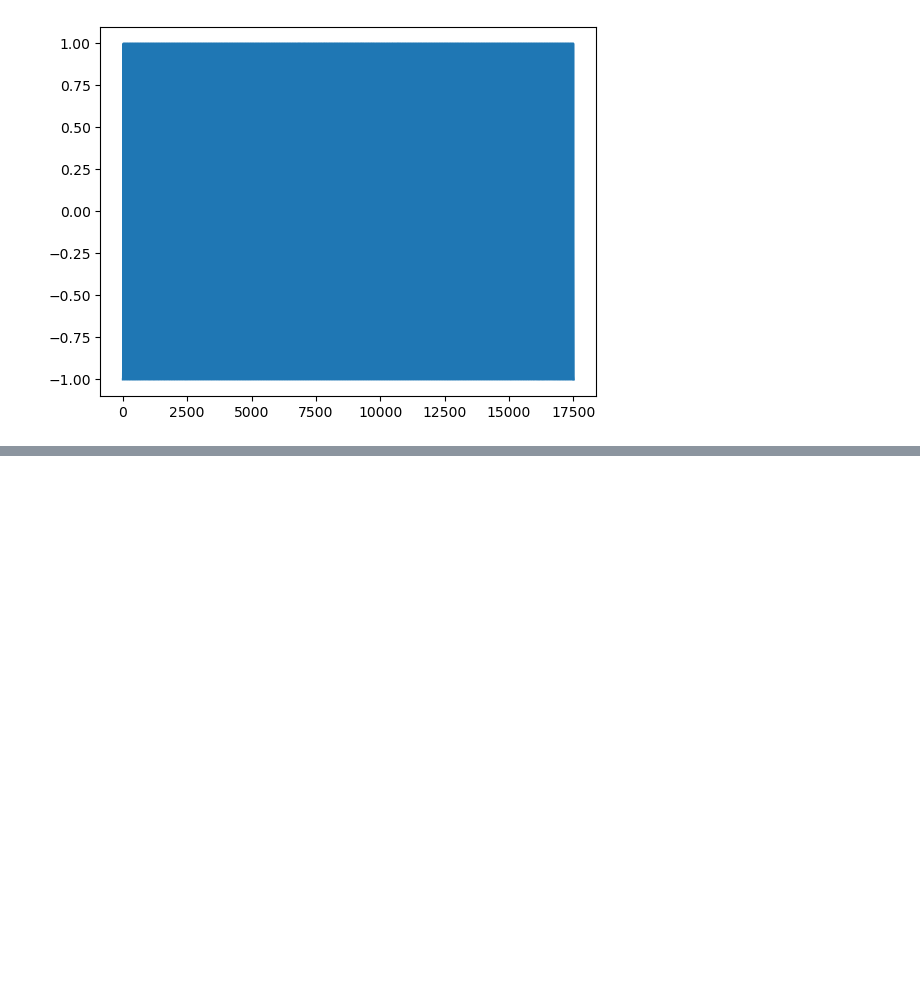
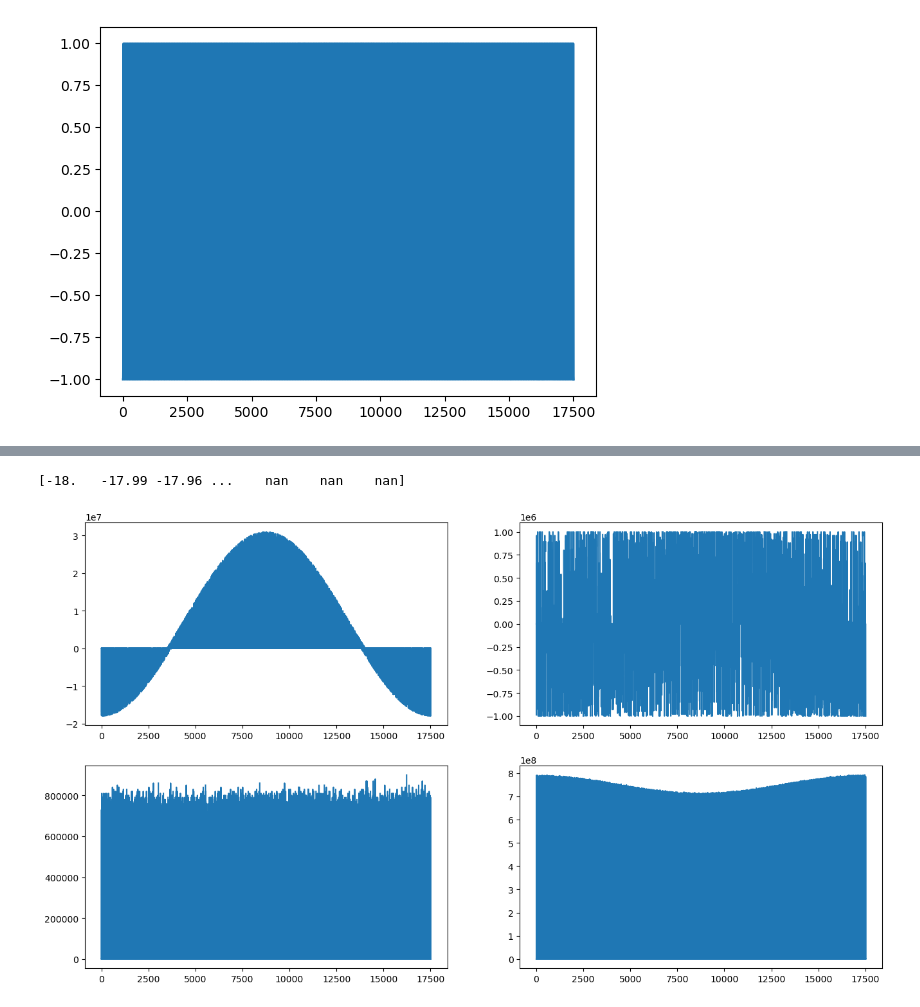
Before and after one commit to heywannafunk/intellectual-big-data-analysis, a Jupyter notebook: practice/ibda-1/ibda-1.ipynb, the cells around one changed output, grey strips where cells are left out. Cells and saved outputs as stored; diff of their text form; code cells hidden in the pictures; blank space fills up the shorter version.

```diff
--- a/practice/ibda-1/ibda-1.ipynb
+++ b/practice/ibda-1/ibda-1.ipynb
@@ -36,0 +47,13 @@ plt.plot(data['temperature'])
+# %%
+print(data.temperature.values)
+# %% [output]
+[-18.   -17.99 -17.96 ...    nan    nan    nan]
+# %%
+fig, ((ax1, ax2), (ax3, ax4)) = plt.subplots(2, 2, figsize=(16,9))
+ax1.plot(data.temperature.values)
+ax2.plot(data.lighting.values)
+ax3.plot(data.humidity.values)
+ax4.plot(data.pressure.values)
+plt.show()
+# %% [output]
+[figure, added]
```
Also changed, not shown: parts of 5 cells of this notebook, 3 other files.
